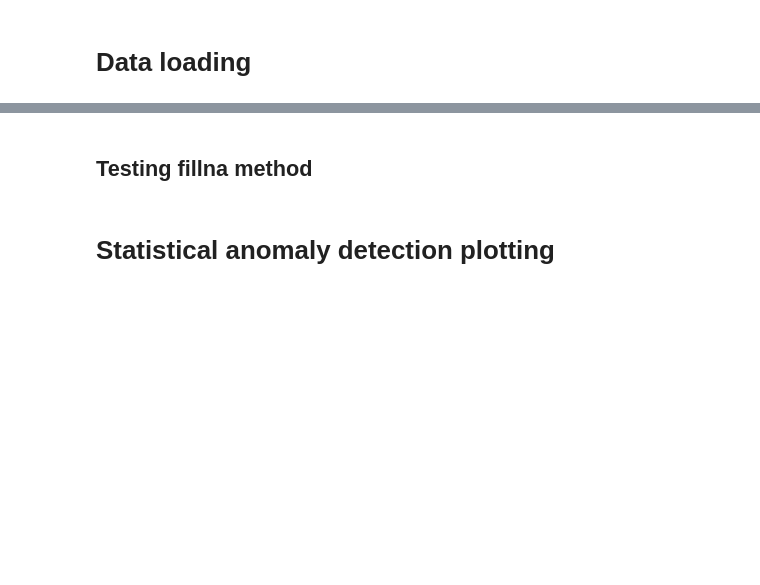
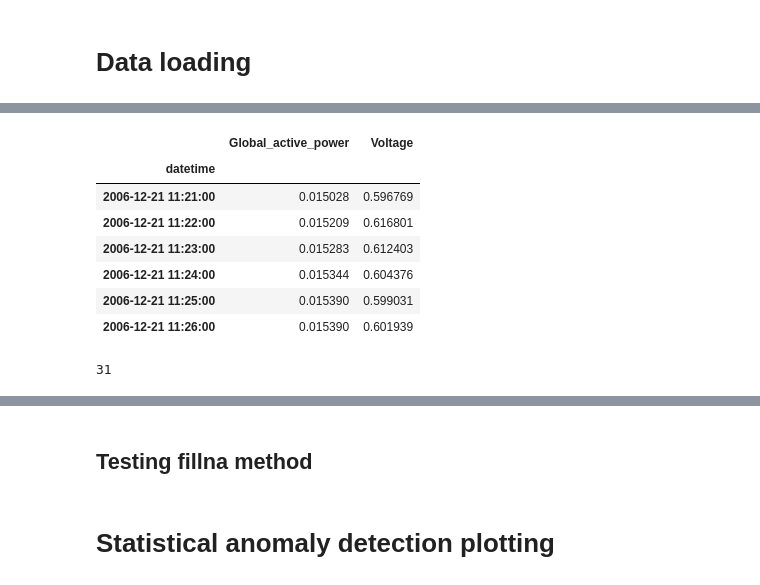
Before and after one commit to Stashq/TS-Forecasting, a Jupyter notebook: notebooks/ts-forecasting.ipynb, the cells around one changed output, grey strips where cells are left out. Cells and saved outputs as stored; diff of their text form; code cells hidden in the pictures; blank space fills up the shorter version.

```diff
--- a/notebooks/ts-forecasting.ipynb
+++ b/notebooks/ts-forecasting.ipynb
@@ -138,0 +248,16 @@ df = df.resample('1min').fillna("backfill")
+# %%
+tmp = df.loc["2006-12-21 11:10:00":"2006-12-21 11:40:00"].interpolate(method="akima")
+tmp.loc["2006-12-21 11:21:00":"2006-12-21 11:26:00"]
+# %% [output]
+|  | Global_active_power | Voltage |
+| datetime |  |  |
+| 2006-12-21 11:21:00 | 0.015028 | 0.596769 |
+| 2006-12-21 11:22:00 | 0.015209 | 0.616801 |
+| 2006-12-21 11:23:00 | 0.015283 | 0.612403 |
+| 2006-12-21 11:24:00 | 0.015344 | 0.604376 |
+| 2006-12-21 11:25:00 | 0.015390 | 0.599031 |
+| 2006-12-21 11:26:00 | 0.015390 | 0.601939 |
+# %%
+len(res)
+# %% [output]
+31
```
Also changed, not shown: parts of 15 cells of this notebook, 9 other files.
